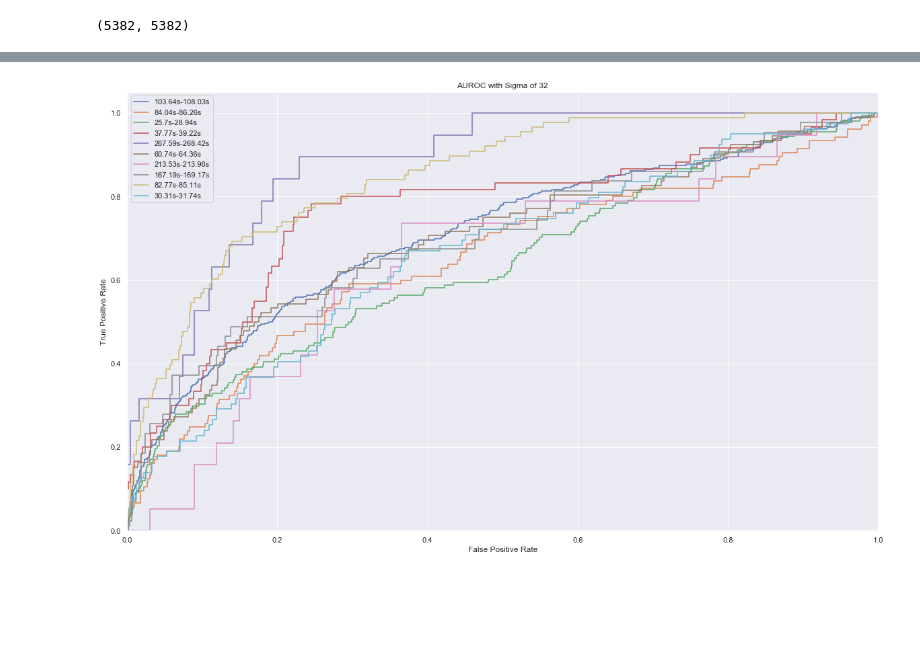
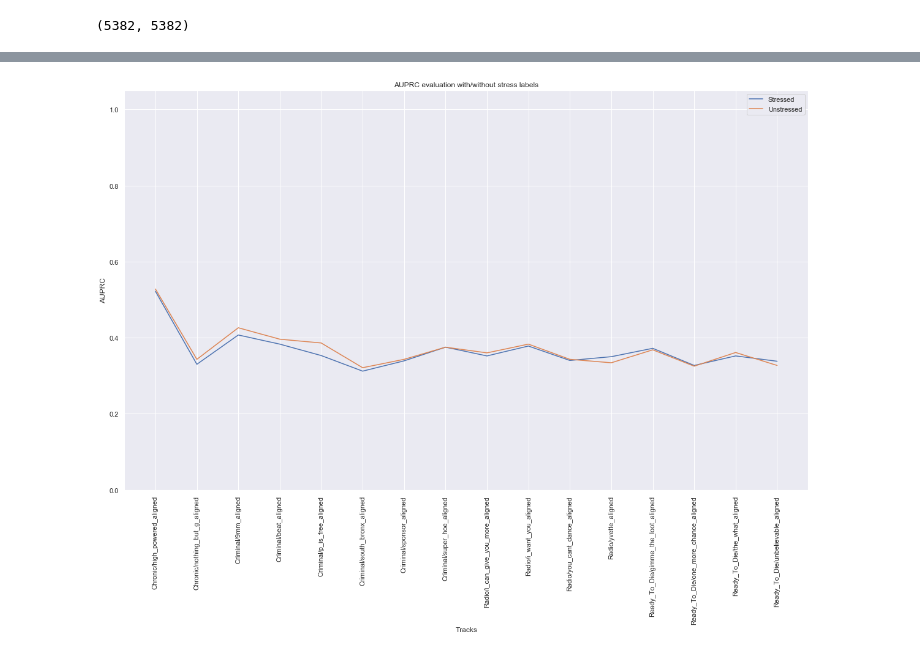
Before and after one commit to mau5Kol/Rhyme-Detection, a Jupyter notebook: src/quantify_test.ipynb, the cells around one changed output, grey strips where cells are left out. Cells and saved outputs as stored; diff of their text form; code cells hidden in the pictures; blank space fills up the shorter version.

```diff
--- a/src/quantify_test.ipynb
+++ b/src/quantify_test.ipynb
@@ -777,7 +741,7 @@ def plot_interpolated_matrix(ssm):
     ax.invert_yaxis()
     sns.set(rc={'figure.figsize':(20,12)})
     plt.margins(0.1)
-    plt.savefig('figures/Interpolated_SSM', bbox_inches='tight')
+#     plt.savefig('figures/Interpolated_SSM', bbox_inches='tight')
 
 def plot_matrix(m):
     '''
@@ -786,7 +750,7 @@ def plot_matrix(m):
     plt.figure(figsize=(20, 12))
     librosa.display.specshow(m)
     plt.colorbar()
-    plt.savefig('figures/MFCC_SSM', bbox_inches='tight')
+#     plt.savefig('figures/MFCC_SSM', bbox_inches='tight')
 
 def threshold(y_preds):
     '''
@@ -824,12 +788,36 @@ def plot_roc_curve(y, scores, time_diff_str, sigma):
 
     fpr, tpr, thresholds = metrics.roc_curve(y, scores, pos_label=1.0)
     auroc = metrics.roc_auc_score(y, scores)
-    plt.plot(fpr, tpr, label=time_diff_str)
-    plt.title('AUROC with Sigma of 32')
-    plt.xlabel('False Positive Rate')
-    plt.ylabel('True Positive Rate')
-    plt.ylim([0.0, 1.05])
-    plt.xlim([0.0, 1.0])
-    plt.legend()
+#     plt.plot(fpr, tpr, label=time_diff_str)
+#     plt.title('AUROC with Sigma of 32')
+#     plt.xlabel('False Positive Rate')
+#     plt.ylabel('True Positive Rate')
+#     plt.ylim([0.0, 1.05])
+#     plt.xlim([0.0, 1.0])
+#     plt.legend()
 
     return auroc
+
+def plot_metrics(x, sigma32_results, stressed_results, metrics):
+    '''
+        plot the evaluation metrics results
+    '''
+
+#     y1 = [sigma8_results[key][metrics.lower()] for key in sigma8_results.keys()]
+#     y2 = [sigma32_results[key][metrics.lower()] for key in sigma32_results.keys()]
+#     y3 = [sigma128_results[key][metrics.lower()] for key in sigma128_results.keys()]
+#     y4 = [sigma1024_results[key][metrics.lower()] for key in sigma1024_results.keys()]
+    y1 = [sigma32_results[key][metrics.lower()] for key in sigma32_results.keys()]
+    y2 = [stressed_results[key][metrics.lower()] for key in stressed_results.keys()]
+
+    plt.plot(x, y1, label='Stressed')
+    plt.plot(x, y2, label='Unstressed')
+#     plt.plot(x, y3, label='sigma128')
+#     plt.plot(x, y4, label='sigma1024')
+    plt.title(metrics + ' evaluation with/without stress labels')
+    plt.xticks(x, rotation='vertical')
+    plt.xlabel('Tracks')
+    plt.ylabel(metrics)
+    plt.ylim([0.0, 1.05])
+    plt.legend()
+#     plt.savefig('figures/' + metrics.lower() +'_sp', bbox_inches='tight')
@@ -835,0 +987,4 @@ def plot_roc_curve(y, scores, time_diff_str, sigma):
+# %%
+plot_metrics(x, sigma32_results, stressed_results, 'AUPRC')
+# %% [output]
+[figure, added]
@@ -930,8 +1091,6 @@ def require_analysis_report(analysis_report, data_frames, mfcc_feature, rhyming_
 
     data_frames[sigma] = df
 # %%
-anlysis_report.clear()
-sigma = 2 ** 5
-require_analysis_report(anlysis_report, dataframes_by_gamme, mfcc_feature, rhyming_pair, aligned_phone_seq, aligned_timestamp, func, 1024, sigma)
+# analysis_report.clear()
+# sigma = 2 ** 5
+# single_analysis_report(analysis_report, dataframes_by_gamma, mfcc_feature, rhyming_pair, aligned_phone_seq, aligned_timestamp, func, 1024, sigma)
-# %% [output]
-[figure, removed]
```
Also changed, not shown: parts of 37 cells of this notebook.
